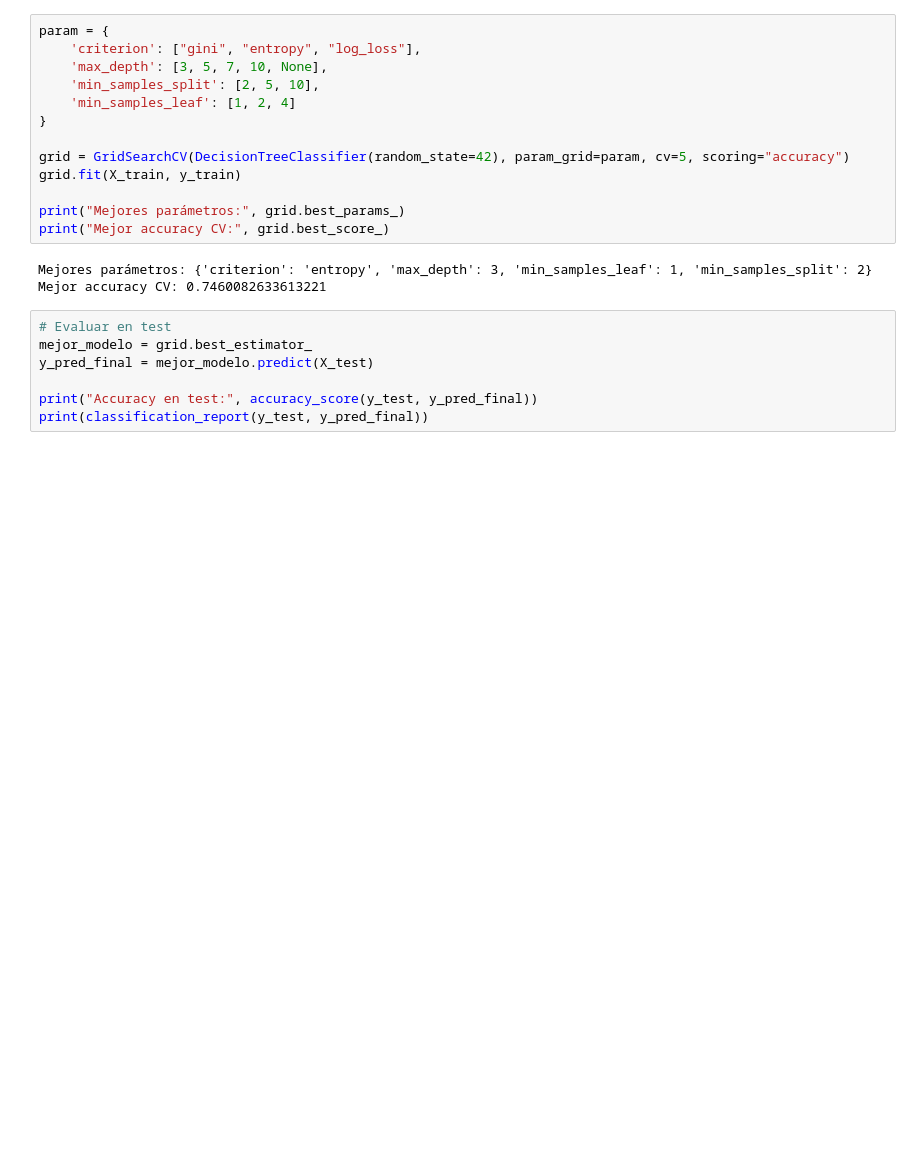
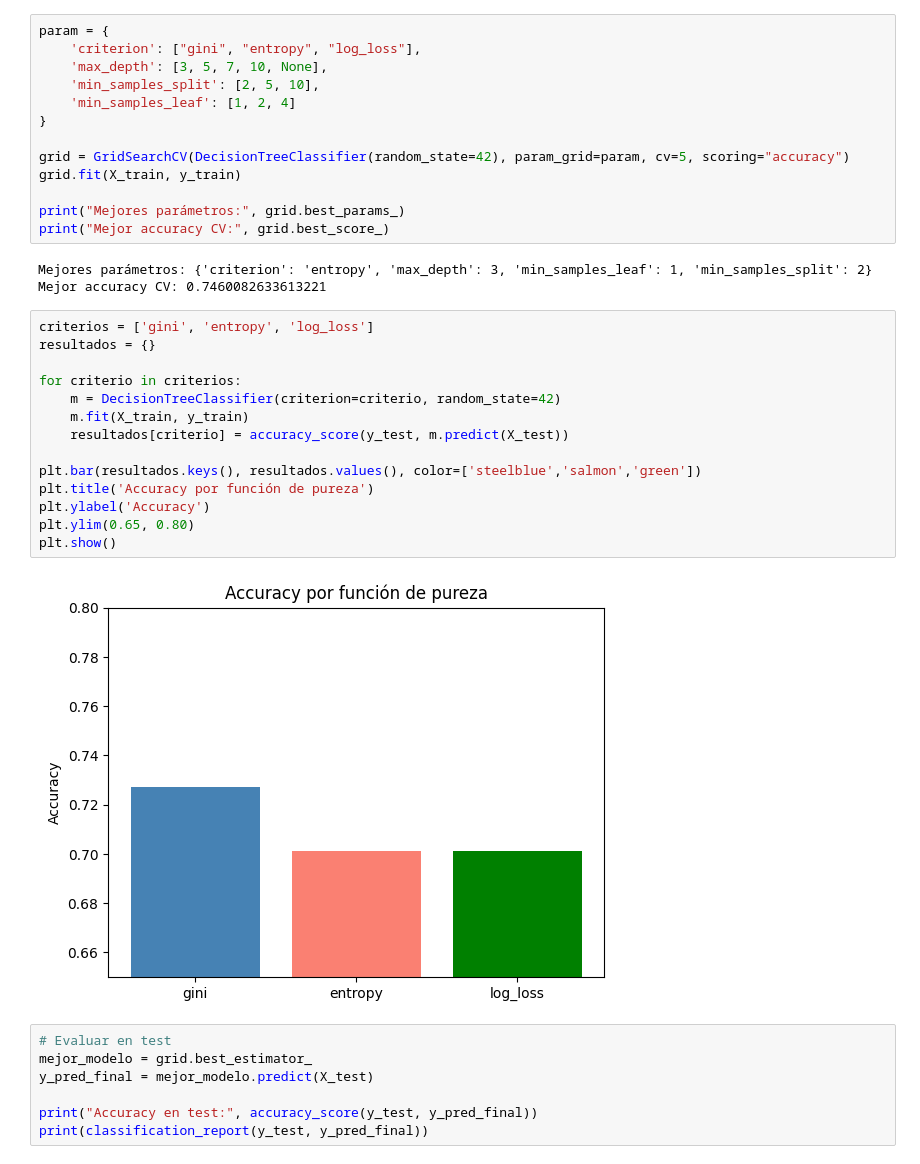
Before and after one commit to 4GeeksAcademy/alemantellini-machine-learning, a Jupyter notebook: src/04-decision-tree-diabetes.ipynb, the cells around one changed output. Cells and saved outputs as stored; diff of their text form; blank space fills up the shorter version.

```diff
--- a/src/04-decision-tree-diabetes.ipynb
+++ b/src/04-decision-tree-diabetes.ipynb
@@ -112,6 +112,22 @@ print("Mejor accuracy CV:", grid.best_score_)
 # %% [output]
 Mejores parámetros: {'criterion': 'entropy', 'max_depth': 3, 'min_samples_leaf': 1, 'min_samples_split': 2}
 Mejor accuracy CV: 0.7460082633613221
+# %%
+criterios = ['gini', 'entropy', 'log_loss']
+resultados = {}
+
+for criterio in criterios:
+    m = DecisionTreeClassifier(criterion=criterio, random_state=42)
+    m.fit(X_train, y_train)
+    resultados[criterio] = accuracy_score(y_test, m.predict(X_test))
+
+plt.bar(resultados.keys(), resultados.values(), color=['steelblue','salmon','green'])
+plt.title('Accuracy por función de pureza')
+plt.ylabel('Accuracy')
+plt.ylim(0.65, 0.80)
+plt.show()
+# %% [output]
+[figure, added]
 # %%
 # Evaluar en test
 mejor_modelo = grid.best_estimator_
```
Also changed, not shown: parts of 2 cells of this notebook, 1 other file.
